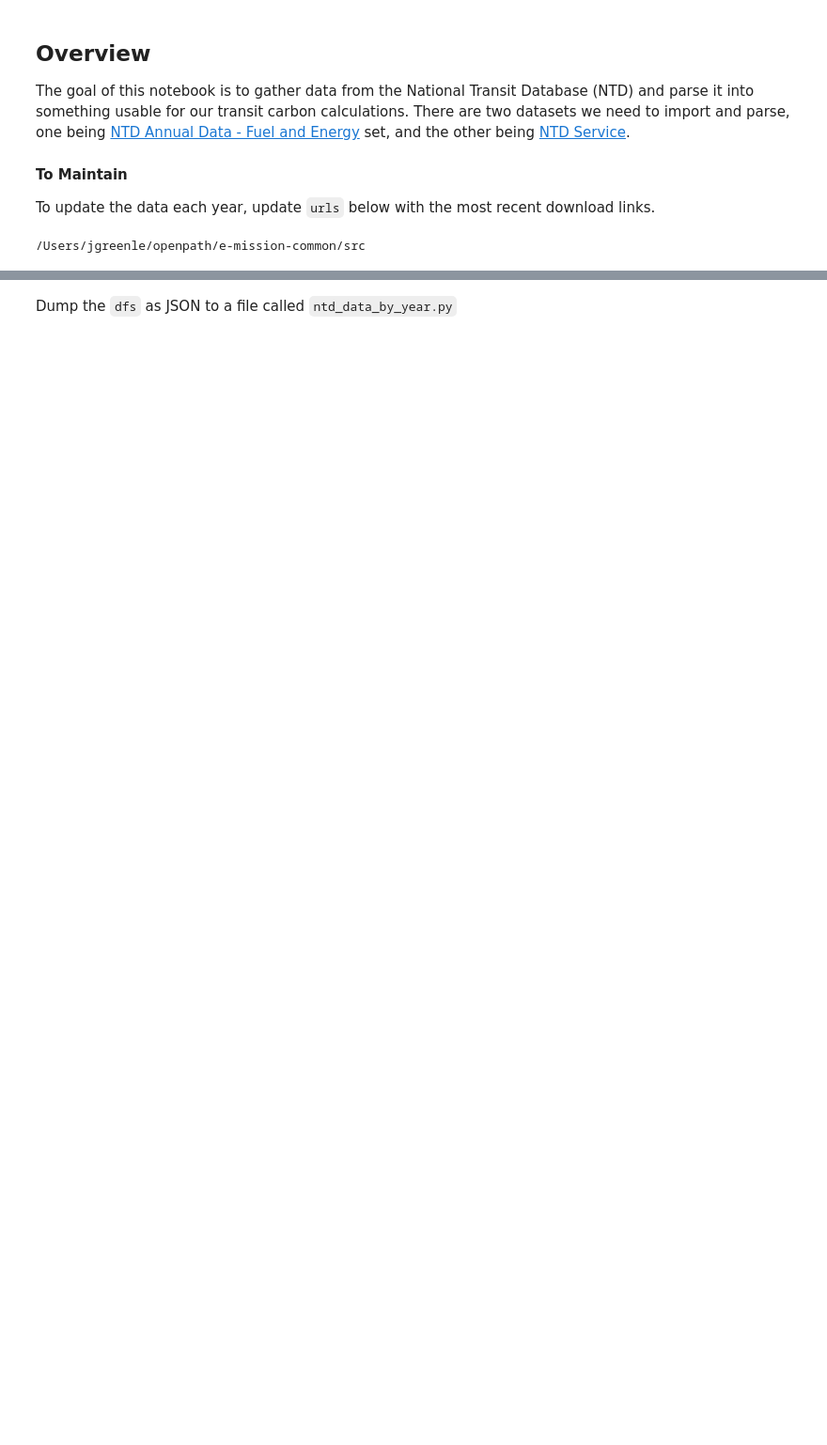
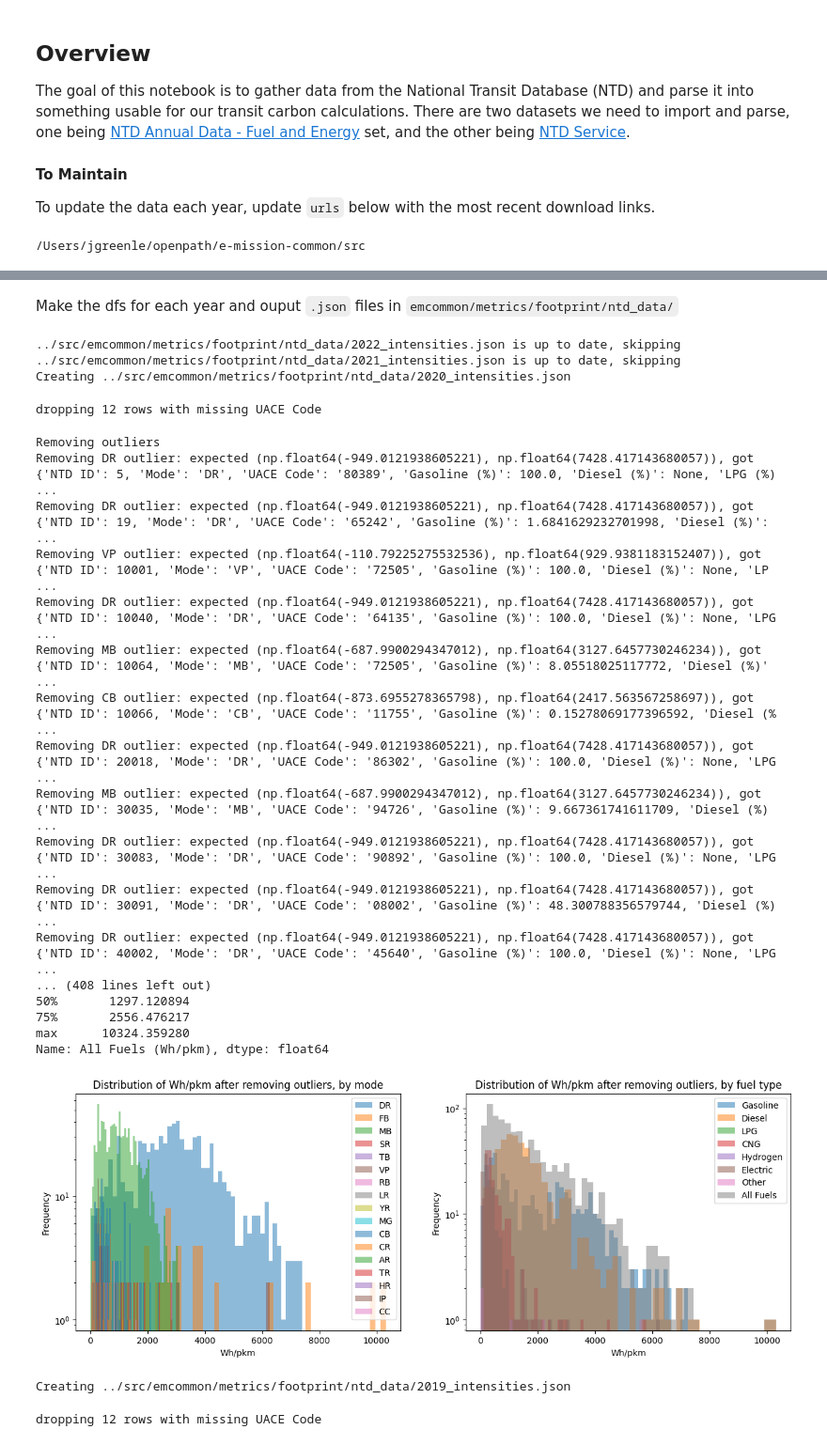
Before and after one commit to louisg1337/e-mission-common, a Jupyter notebook: scripts/ntd.ipynb, the cells around one changed output, grey strips where cells are left out. Shown at 94% size. Drawn from its saved outputs; the diff is of its cells as text; code cells hidden in the pictures; blank space fills up the shorter version.

```diff
--- a/scripts/ntd.ipynb
+++ b/scripts/ntd.ipynb
@@ -302,19 +219,22 @@ for y in ntd_urls:
 # %%
 # merge the dataframes
 
-dfs = {}
-for y in ntd_urls:
-    df = fuel_energy_dfs[y].merge(service_dfs[y], on=['NTD ID', 'Mode'], suffixes=('', '_service'))
+def make_merged_ntd_df(y):
+    fuel_energy_df = make_fuel_energy_df(y)
+    service_df = make_service_df(y)
+    df = fuel_energy_df.merge(service_df, on=['NTD ID', 'Mode'], suffixes=('', '_service'))
 
     # convert (Wh/km) columns to (Wh/pkm) columns
-    for f in fuel_types:
+    for f in fuel_types_all:
         df[f"{f} (Wh/pkm)"] = df[f"{f} (Wh/km)"] / df['Average Passengers']
 
     # only keep relevant columns
-    dfs[y] = df[['NTD ID', 'Mode', 'UACE Code']
-                + [f + ' (%)' for f in fuel_types]
-                + [f + ' (Wh/pkm)' for f in fuel_types]
-                + ['Unlinked Passenger Trips']]
+    df = df[['NTD ID', 'Mode', 'UACE Code']
+            + [f + ' (%)' for f in fuel_types_all]
+            + [f + ' (Wh/pkm)' for f in fuel_types_all]
+            + ['Unlinked Passenger Trips']]
+
+    return df
 # %%
 def plot_whpkm_hists(df, title):
     modes = df['Mode'].unique()
@@ -472,15 +286,50 @@ Name: Other (Wh/pkm), dtype: float64
-# %% [markdown]
-Dump the `dfs` as JSON to a file called `ntd_data_by_year.py`
+# %% [markdown]
+Make the dfs for each year and ouput `.json` files in `emcommon/metrics/footprint/ntd_data/`
 # %%
-output = {}
+for year in ntd_urls:
+    urls = ntd_urls[year].values()
+    output_filename = f"../src/emcommon/metrics/footprint/ntd_data/{year}_intensities.json"
 
-for y, df in dfs.items():
+    if is_up_to_date(output_filename, urls):
+      continue
+
+    df = make_merged_ntd_df(year)
+    df = remove_outliers(df)
+
+    # convert to JSON
     df = df.convert_dtypes()
     records = df.to_dict(orient='records')
     # remove NA values since they are not JSON serializable and just take up space
     records = [ { k: v for k, v in record.items() if v and v == v } for record in records ]
-    output[y] = records
 
-with open('../src/emcommon/metrics/footprint/ntd_data_by_year.py', 'w') as f:
-  f.write(f"ntd_data = {json.dumps(output, indent=2)}\n"
-          + f"uace_zip_maps = {json.dumps(uace_zip_maps, indent=2)}\n")
+    output = { "records": records }
+    output["metadata"] = { "data_source_urls": list(urls) }
+    with open(output_filename, 'w') as f:
+        json.dump(output, f, indent=2)
+
+print("Done generating NTD intensities json files")
+# %% [output]
+../src/emcommon/metrics/footprint/ntd_data/2022_intensities.json is up to date, skipping
+../src/emcommon/metrics/footprint/ntd_data/2021_intensities.json is up to date, skipping
+Creating ../src/emcommon/metrics/footprint/ntd_data/2020_intensities.json
+dropping 12 rows with missing UACE Code
+Removing outliers
+Removing DR outlier: expected (np.float64(-949.0121938605221), np.float64(7428.417143680057)), got {'NTD ID': 5, 'Mode': 'DR', 'UACE Code': '80389', 'Gasoline (%)': 100.0, 'Diesel (%)': None, 'LPG (%) ...
+Removing DR outlier: expected (np.float64(-949.0121938605221), np.float64(7428.417143680057)), got {'NTD ID': 19, 'Mode': 'DR', 'UACE Code': '65242', 'Gasoline (%)': 1.6841629232701998, 'Diesel (%)':  ...
+Removing VP outlier: expected (np.float64(-110.79225275532536), np.float64(929.9381183152407)), got {'NTD ID': 10001, 'Mode': 'VP', 'UACE Code': '72505', 'Gasoline (%)': 100.0, 'Diesel (%)': None, 'LP ...
+Removing DR outlier: expected (np.float64(-949.0121938605221), np.float64(7428.417143680057)), got {'NTD ID': 10040, 'Mode': 'DR', 'UACE Code': '64135', 'Gasoline (%)': 100.0, 'Diesel (%)': None, 'LPG ...
+Removing MB outlier: expected (np.float64(-687.9900294347012), np.float64(3127.6457730246234)), got {'NTD ID': 10064, 'Mode': 'MB', 'UACE Code': '72505', 'Gasoline (%)': 8.05518025117772, 'Diesel (%)' ...
+Removing CB outlier: expected (np.float64(-873.6955278365798), np.float64(2417.563567258697)), got {'NTD ID': 10066, 'Mode': 'CB', 'UACE Code': '11755', 'Gasoline (%)': 0.15278069177396592, 'Diesel (% ...
+Removing DR outlier: expected (np.float64(-949.0121938605221), np.float64(7428.417143680057)), got {'NTD ID': 20018, 'Mode': 'DR', 'UACE Code': '86302', 'Gasoline (%)': 100.0, 'Diesel (%)': None, 'LPG ...
+Removing MB outlier: expected (np.float64(-687.9900294347012), np.float64(3127.6457730246234)), got {'NTD ID': 30035, 'Mode': 'MB', 'UACE Code': '94726', 'Gasoline (%)': 9.667361741611709, 'Diesel (%) ...
+Removing DR outlier: expected (np.float64(-949.0121938605221), np.float64(7428.417143680057)), got {'NTD ID': 30083, 'Mode': 'DR', 'UACE Code': '90892', 'Gasoline (%)': 100.0, 'Diesel (%)': None, 'LPG ...
+Removing DR outlier: expected (np.float64(-949.0121938605221), np.float64(7428.417143680057)), got {'NTD ID': 30091, 'Mode': 'DR', 'UACE Code': '08002', 'Gasoline (%)': 48.300788356579744, 'Diesel (%) ...
+Removing DR outlier: expected (np.float64(-949.0121938605221), np.float64(7428.417143680057)), got {'NTD ID': 40002, 'Mode': 'DR', 'UACE Code': '45640', 'Gasoline (%)': 100.0, 'Diesel (%)': None, 'LPG ...
+... (408 lines left out)
+50%       1297.120894
+75%       2556.476217
+max      10324.359280
+Name: All Fuels (Wh/pkm), dtype: float64
+[figure, added]
+Creating ../src/emcommon/metrics/footprint/ntd_data/2019_intensities.json
+dropping 12 rows with missing UACE Code
```
Also changed, not shown: parts of 8 cells of this notebook, 7 other files.
